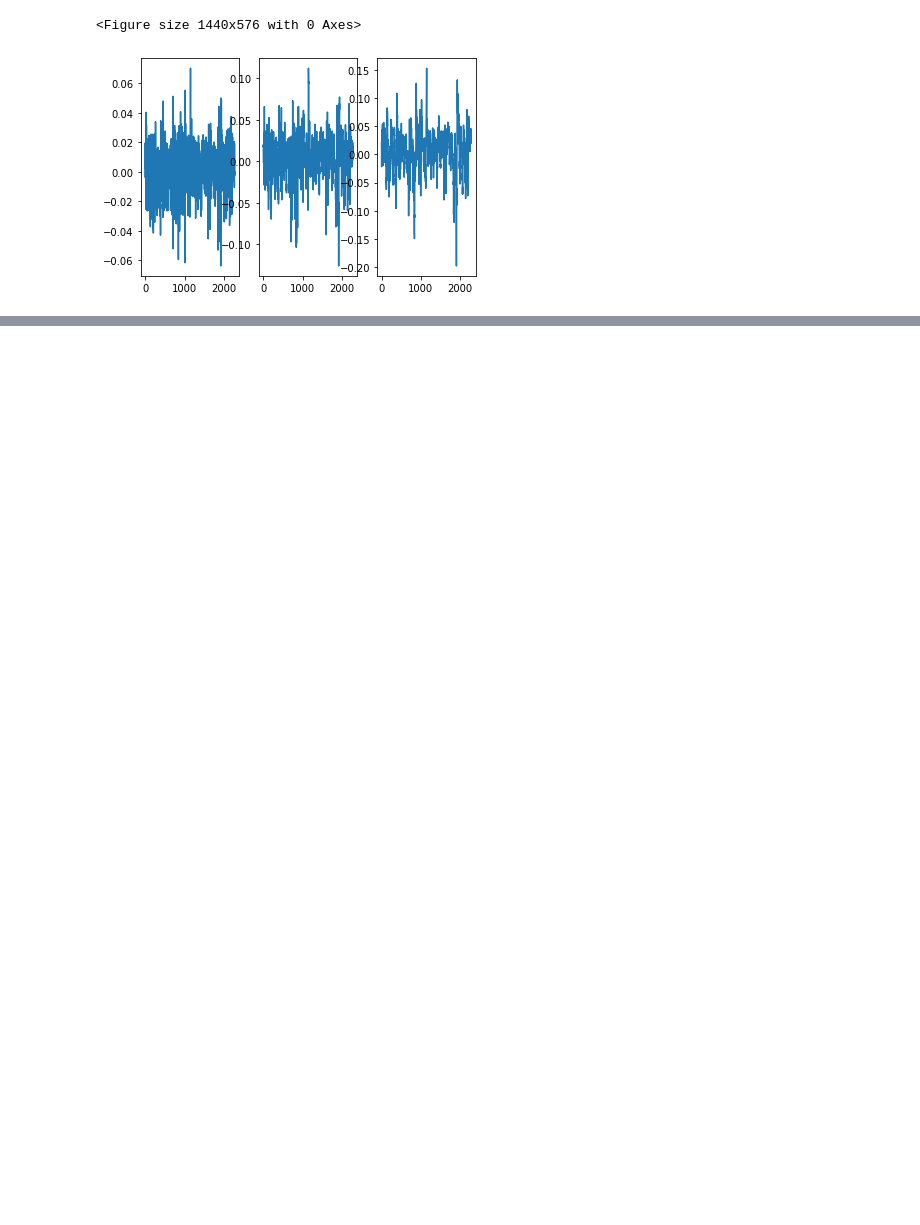
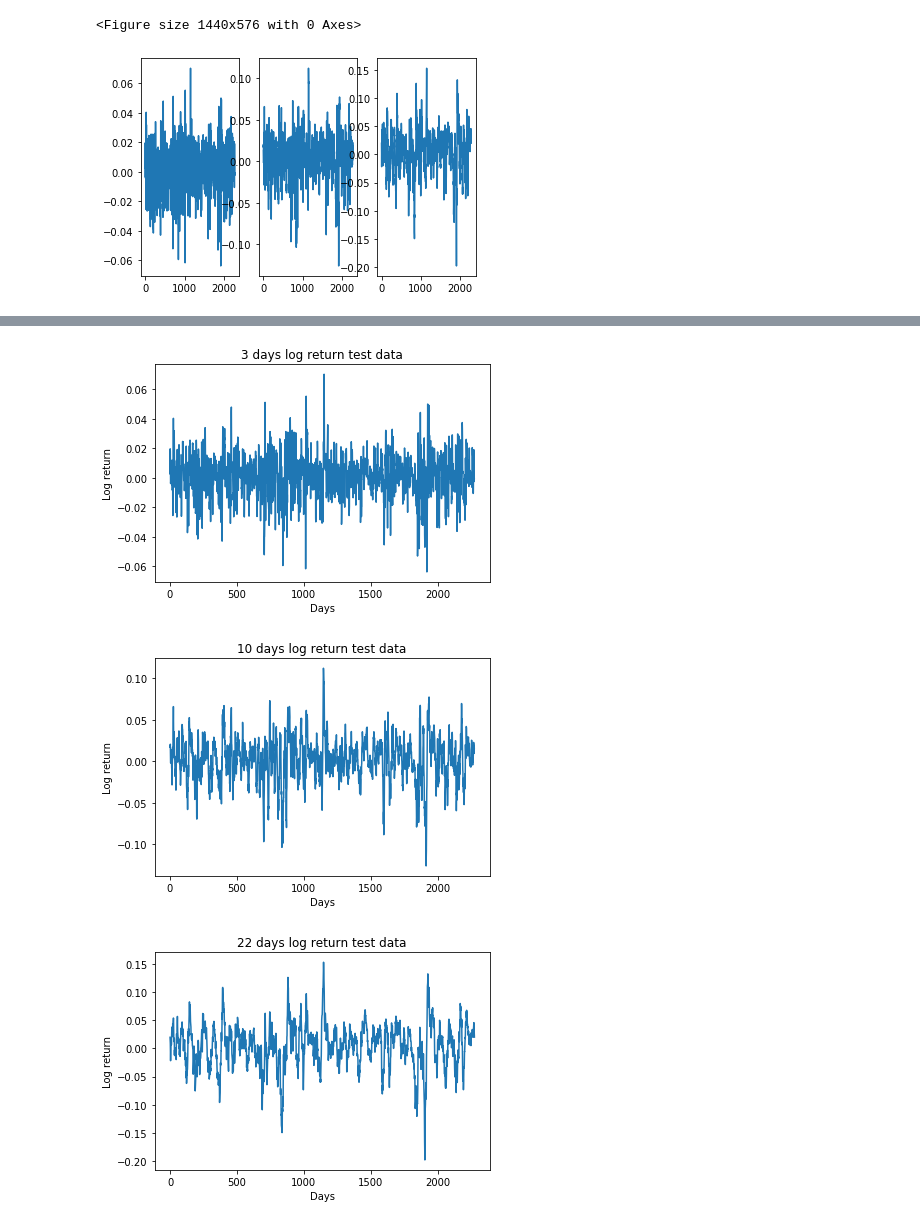
Before and after one commit to nazanin-tabatabaei/NewsSentimentAnalysis_StockPredictions, a Jupyter notebook: BaseLine2_Modifications.ipynb, the cells around one changed output, grey strips where cells are left out. Saved outputs shown, nothing was run; the diff lists cells and outputs as text; code cells hidden in the pictures; blank space fills up the shorter version.

```diff
--- a/BaseLine2_Modifications.ipynb
+++ b/BaseLine2_Modifications.ipynb
@@ -329,0 +366,21 @@ display('bias, MAE, RMSE, R_squared',Result_Analysis(y3_test,y_pred3))
+# %%
+# Compared with real data
+plt.plot(y1_test)
+plt.title('3 days log return test data')
+plt.xlabel('Days')
+plt.ylabel('Log return')
+plt.show()
+plt.plot(y2_test)
+plt.title('10 days log return test data')
+plt.xlabel('Days')
+plt.ylabel('Log return')
+plt.show()
+plt.plot(y3_test)
+plt.title('22 days log return test data')
+plt.xlabel('Days')
+plt.ylabel('Log return')
+plt.show()
+# %% [output]
+[figure, added]
+[figure, added]
+[figure, added]
```
Also changed, not shown: parts of 10 cells of this notebook.
